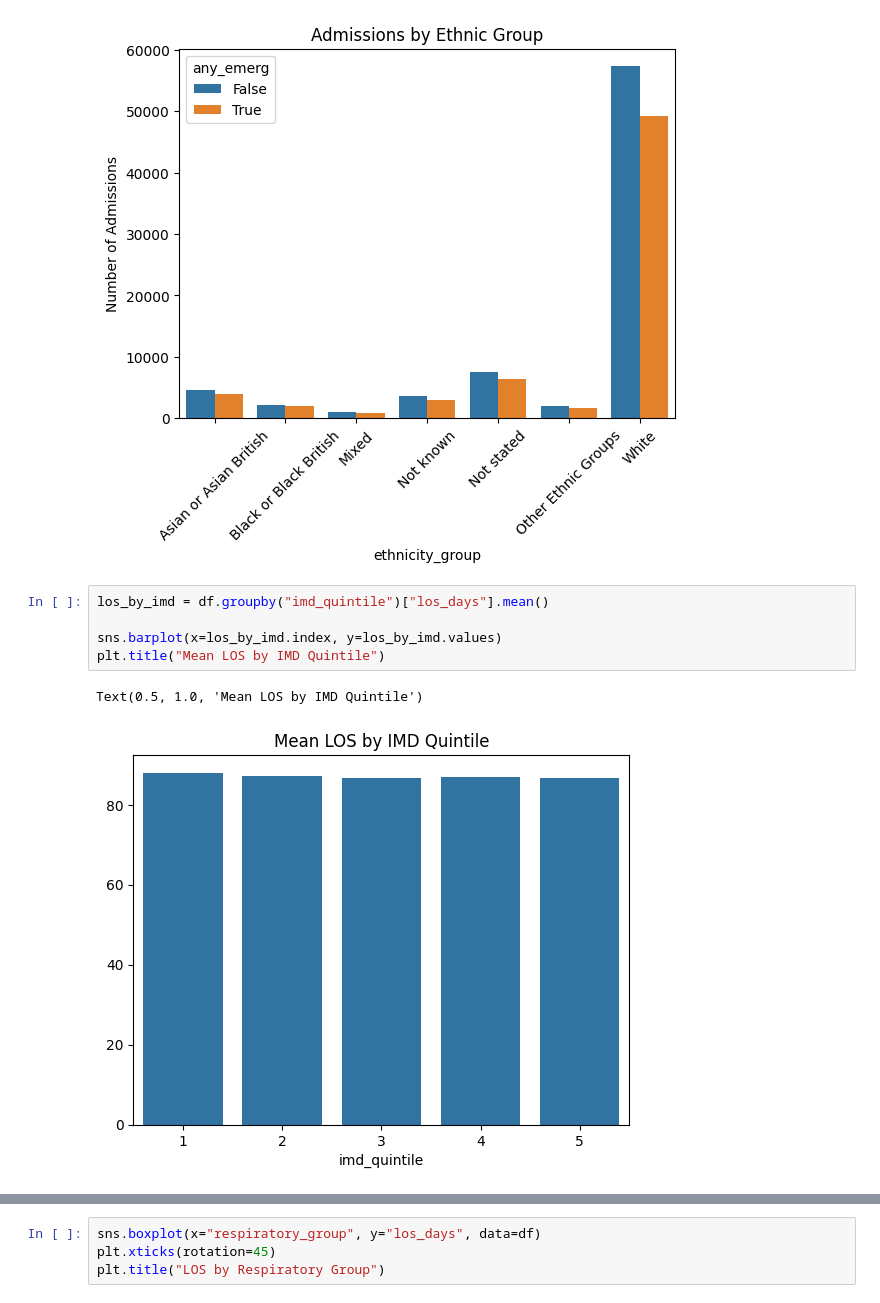
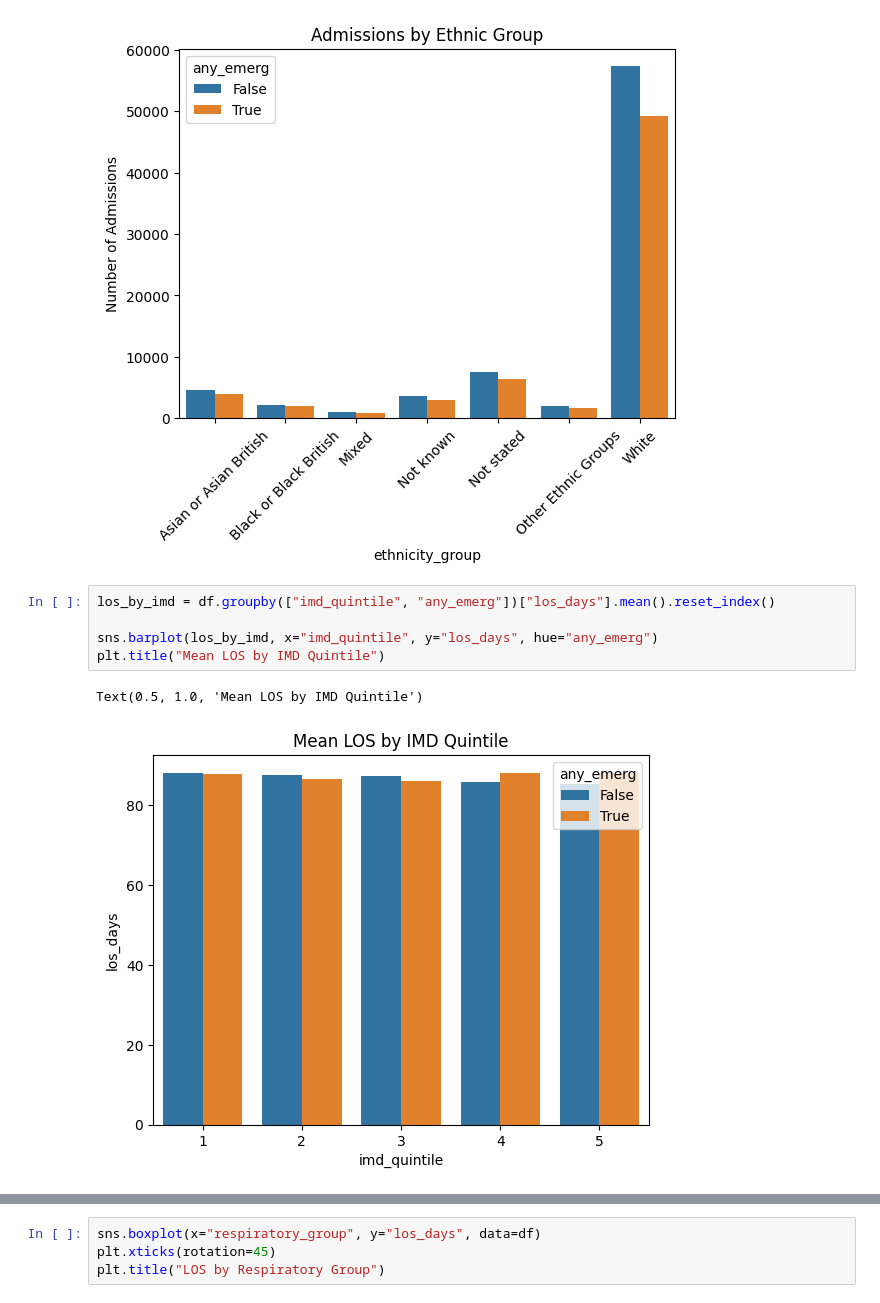
Before and after one commit to khizer-i/respiratory-admissions, a Jupyter notebook: notebooks/02_exploratory_analysis.ipynb, the cells around one changed output, grey strips where cells are left out. Cells and saved outputs as stored; diff of their text form.

```diff
--- a/notebooks/02_exploratory_analysis.ipynb
+++ b/notebooks/02_exploratory_analysis.ipynb
@@ -130,11 +159,11 @@ plt.title("Admissions by Ethnic Group")
 Text(0.5, 1.0, 'Admissions by Ethnic Group')
 [figure]
 # %%
-los_by_imd = df.groupby("imd_quintile")["los_days"].mean()
+los_by_imd = df.groupby(["imd_quintile", "any_emerg"])["los_days"].mean().reset_index()
 
-sns.barplot(x=los_by_imd.index, y=los_by_imd.values)
+sns.barplot(los_by_imd, x="imd_quintile", y="los_days", hue="any_emerg")
 plt.title("Mean LOS by IMD Quintile")
 # %% [output]
 Text(0.5, 1.0, 'Mean LOS by IMD Quintile')
-[figure, old version]
+[figure, new version]
 # %%
```
Also changed, not shown: parts of 13 cells of this notebook, 2 other files.
